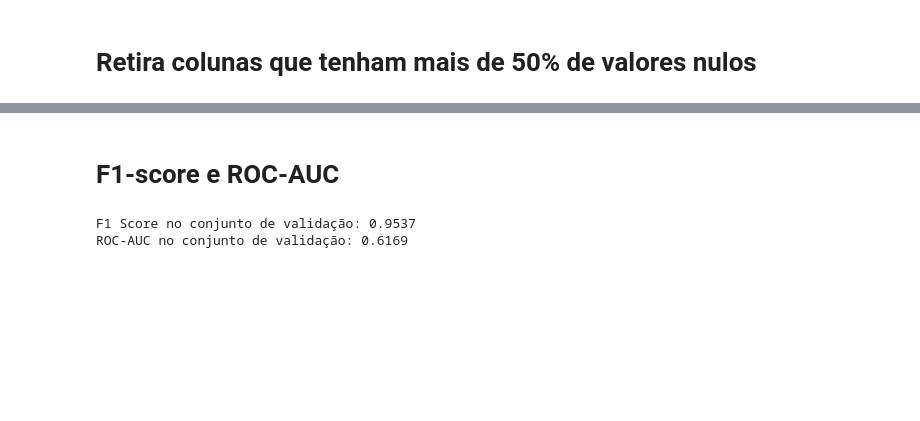
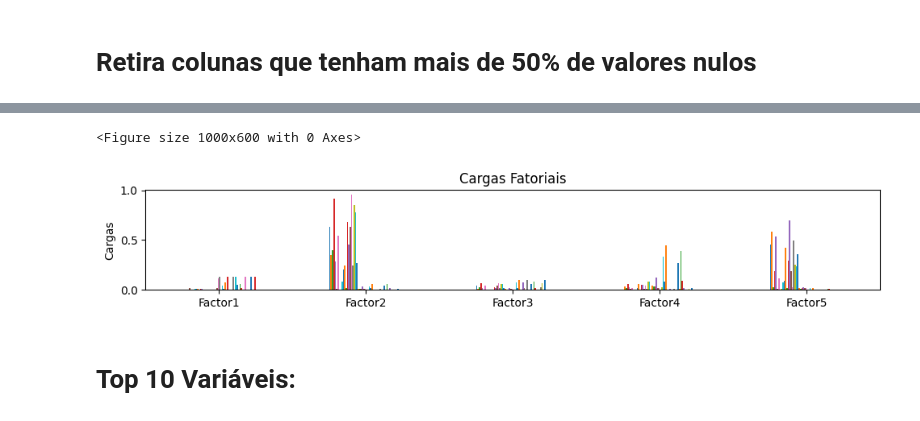
Before and after one commit to jrodrigotico/MBA-USP-ESALQ---TCC, a Jupyter notebook: debug.ipynb, the cells around one changed output, grey strips where cells are left out. Drawn from its saved outputs; the diff is of its cells as text; code cells hidden in the pictures; blank space fills up the shorter version.

Commit message:
Código super atualizado, com analise fatorial de var numericas e categoricas, graficos, falta só analise descritiva das features da base treino

```diff
--- a/debug.ipynb
+++ b/debug.ipynb
@@ -284,18 +421,0 @@ teste_x = teste_x.drop(columns=non_numeric_cols).join(teste_x_factors_df)
-# %%
-# Obter a matriz de cargas fatoriais
-cargas_fatoriais = fa.components_.T
-
-# Converter para DataFrame para facilitar a interpretação
-cargas_fatoriais_df = pd.DataFrame(cargas_fatoriais, index=treino_x_encoded_df.columns, columns=[f'Fator{i+1}' for i in range(n_factors)])
-
-# Definir um limite para cargas significativas
-limite = 0.1
-
-# Listar variáveis associadas a cada fator
-variaveis_por_fator = {}
-for i in cargas_fatoriais_df.columns:
-    variaveis_por_fator[i] = cargas_fatoriais_df.index[cargas_fatoriais_df[i].abs() > limite].tolist()
-
-# Mostrar variáveis por fator
-for i, variaveis in variaveis_por_fator.items():
-    print(f'{i}: {variaveis}')
@@ -392,14 +422,23 @@ Acurácia no conjunto de teste: 0.9676
-# %% [markdown]
-# F1-score e ROC-AUC
-# %%
-# F1 Score
-f1 = f1_score(valid_y, valid_predictions, average='weighted')
-print(f"F1 Score no conjunto de validação: {f1:.4f}")
-
-# ROC-AUC
-if len(np.unique(treino_y)) == 2:  # Checa se é um problema binário
-    roc_auc = roc_auc_score(valid_y, rf2.predict_proba(valid_x_factors_df)[:, 1])
-    print(f"ROC-AUC no conjunto de validação: {roc_auc:.4f}")
-# %% [output]
-F1 Score no conjunto de validação: 0.9537
-ROC-AUC no conjunto de validação: 0.6169
+# %%
+# Calcular as cargas fatoriais
+cargas_fatoriais = fa.components_
+cargas_fatoriais_df = pd.DataFrame(cargas_fatoriais, columns=treino_x_preprocessed_df.columns, index=[f'Factor{i+1}' for i in range(n_factors)])
+
+# Exibir as cargas fatoriais
+# print("\nCargas Fatoriais:")
+# print(cargas_fatoriais_df)
+
+# Plotar as cargas fatoriais
+plt.figure(figsize=(10, 6))
+cargas_fatoriais_df.abs().plot(kind='bar', figsize=(10, 2), legend=False)
+plt.title('Cargas Fatoriais')
+plt.ylabel('Cargas')
+plt.xticks(rotation=0)
+# plt.legend(loc='upper right')
+plt.tight_layout()
+plt.show()
+# %% [output]
+<Figure size 1000x600 with 0 Axes>
+[figure, added]
+# %% [markdown]
+# Top 10 Variáveis:
```
Also changed, not shown: parts of 33 cells of this notebook.
